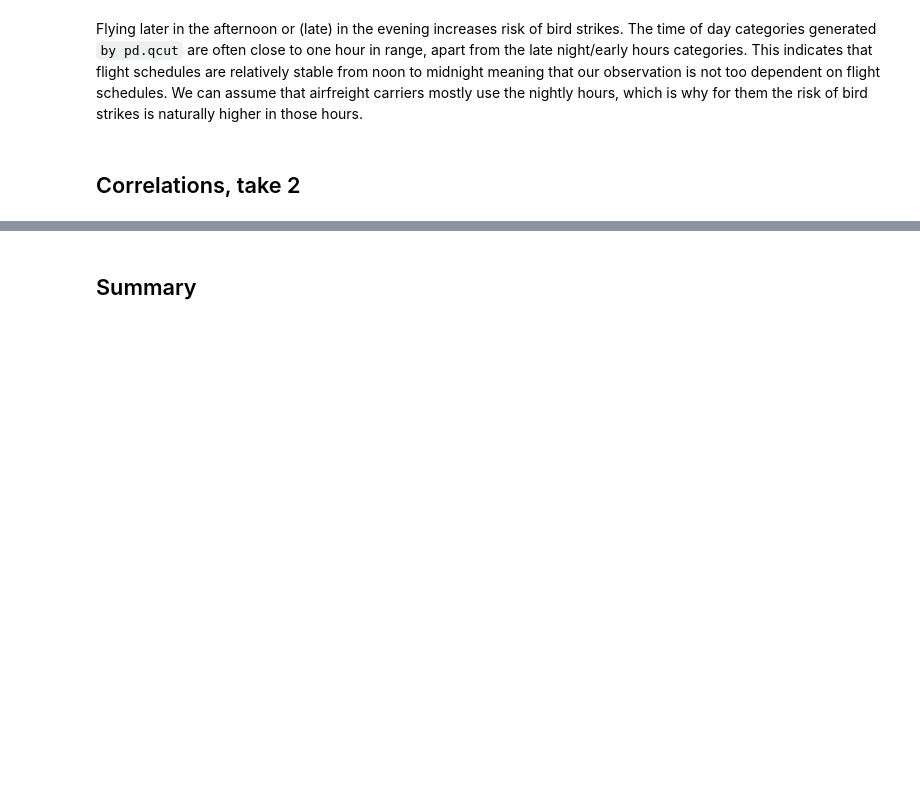
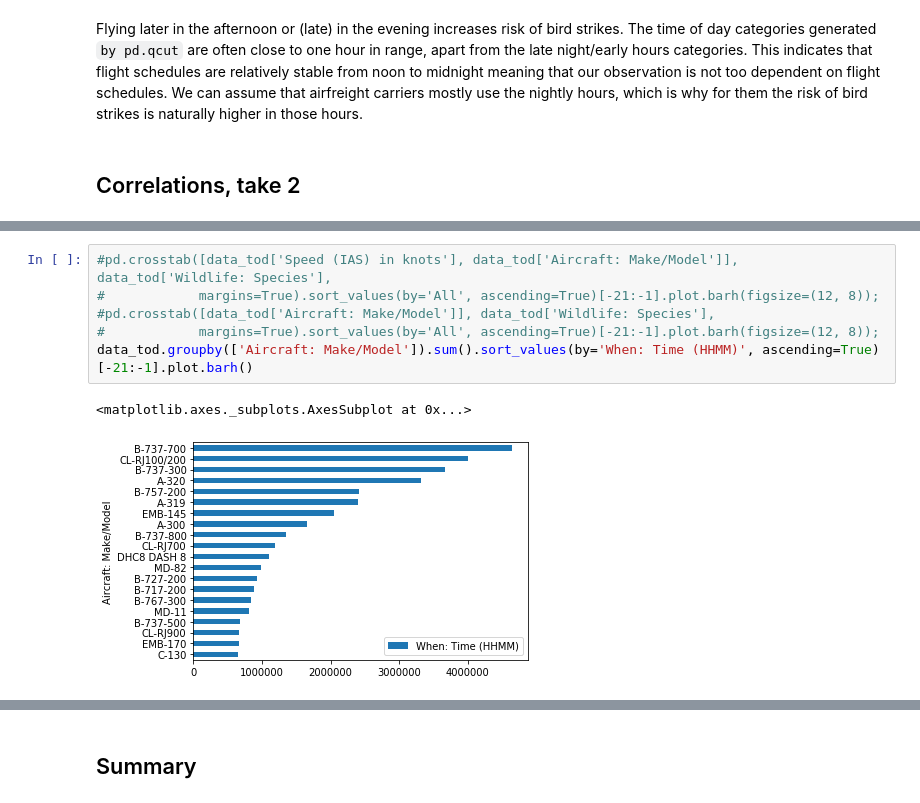
Before and after one commit to mikhas/sully, a Jupyter notebook: 00_eda.ipynb, the cells around one changed output, grey strips where cells are left out. Saved outputs shown, nothing was run; the diff lists cells and outputs as text; blank space fills up the shorter version.

```diff
--- a/00_eda.ipynb
+++ b/00_eda.ipynb
@@ -401,0 +416,9 @@ sns.pairplot(data_cc)
+# %%
+#pd.crosstab([data_tod['Speed (IAS) in knots'], data_tod['Aircraft: Make/Model']], data_tod['Wildlife: Species'],
+#            margins=True).sort_values(by='All', ascending=True)[-21:-1].plot.barh(figsize=(12, 8));
+#pd.crosstab([data_tod['Aircraft: Make/Model']], data_tod['Wildlife: Species'],
+#            margins=True).sort_values(by='All', ascending=True)[-21:-1].plot.barh(figsize=(12, 8));
+data_tod.groupby(['Aircraft: Make/Model']).sum().sort_values(by='When: Time (HHMM)', ascending=True)[-21:-1].plot.barh()
+# %% [output]
+<matplotlib.axes._subplots.AxesSubplot at 0x...>
+[figure, added]
```
Also changed, not shown: parts of 11 cells of this notebook.
